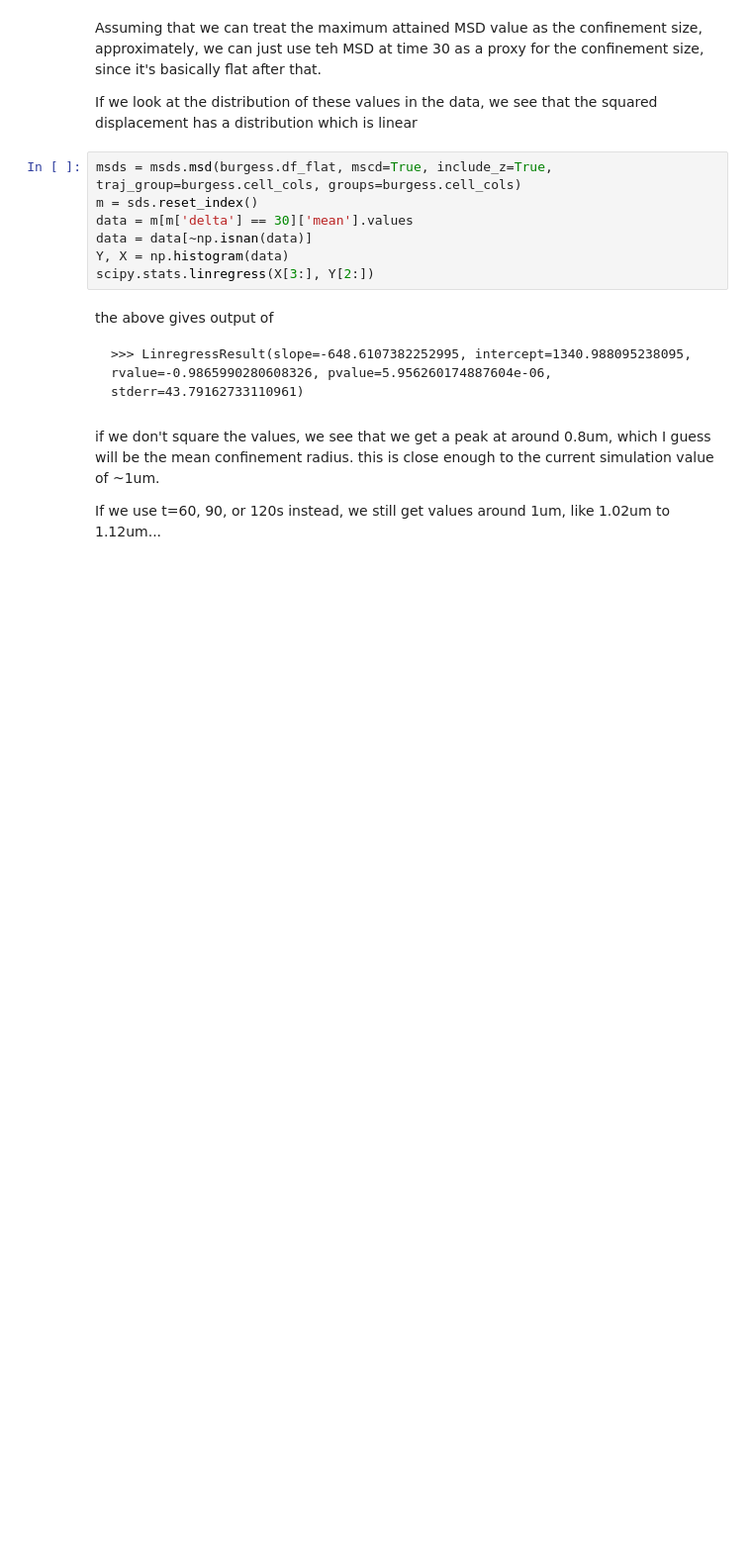
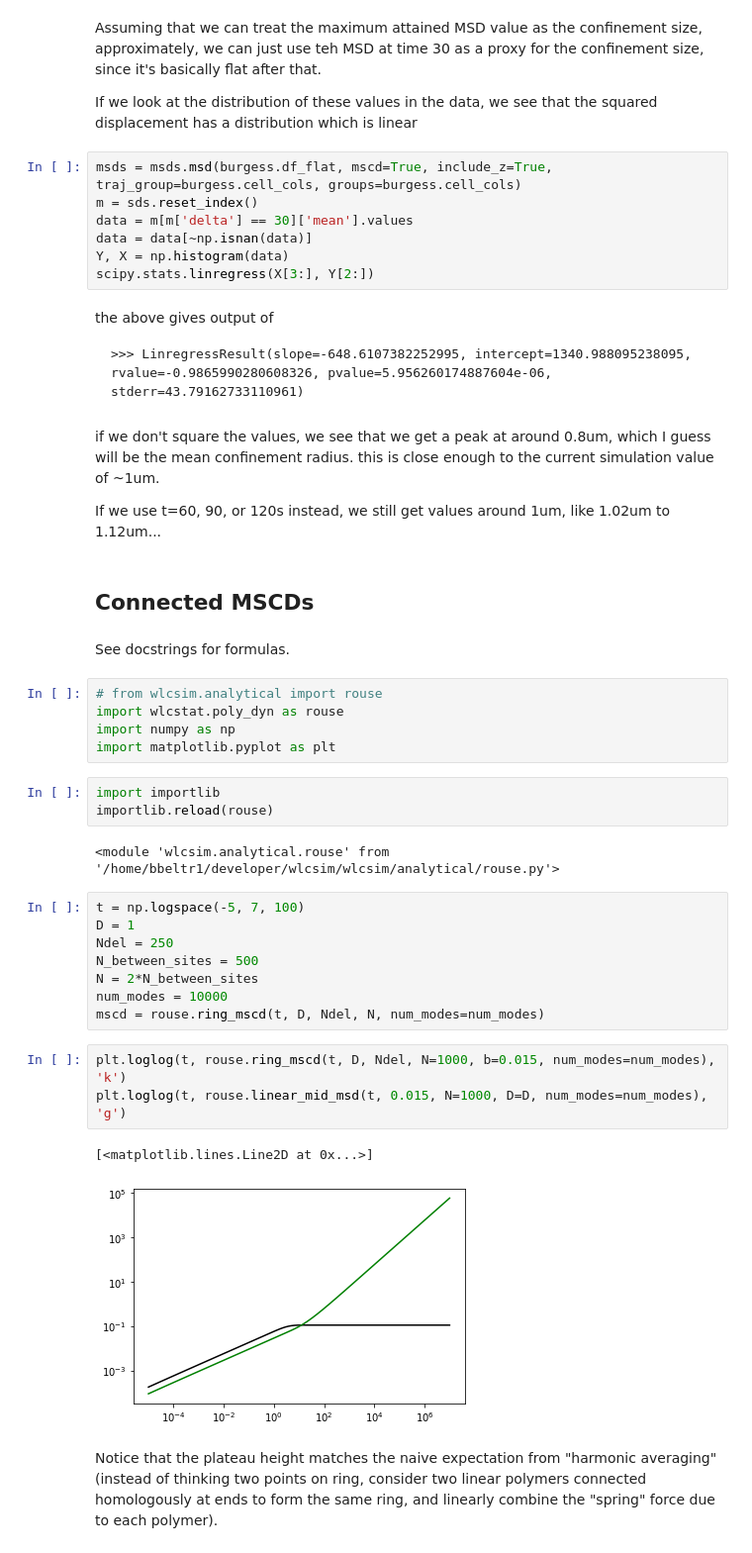
Before and after one commit to SpakowitzLab/wlcsim, a Jupyter notebook: doc/homolog.ipynb, the cells around one changed output. Shown at 99% size. Saved outputs shown, nothing was run; the diff lists cells and outputs as text; blank space fills up the shorter version.

Commit message:
CODE: deal with homologous MSCDs

```diff
--- a/doc/homolog.ipynb
+++ b/doc/homolog.ipynb
@@ -361,3 +339,33 @@ the above gives output of
 if we don't square the values, we see that we get a peak at around 0.8um, which I guess will be the mean confinement radius. this is close enough to the current simulation value of ~1um.
 
 If we use t=60, 90, or 120s instead, we still get values around 1um, like 1.02um to 1.12um...
+# %% [markdown]
+## Connected MSCDs
+# %% [markdown]
+See docstrings for formulas.
+# %%
+# from wlcsim.analytical import rouse
+import wlcstat.poly_dyn as rouse
+import numpy as np
+import matplotlib.pyplot as plt
+# %%
+import importlib
+importlib.reload(rouse)
+# %% [output]
+<module 'wlcsim.analytical.rouse' from '/home/bbeltr1/developer/wlcsim/wlcsim/analytical/rouse.py'>
+# %%
+t = np.logspace(-5, 7, 100)
+D = 1
+Ndel = 250
+N_between_sites = 500
+N = 2*N_between_sites
+num_modes = 10000
+mscd = rouse.ring_mscd(t, D, Ndel, N, num_modes=num_modes)
+# %%
+plt.loglog(t, rouse.ring_mscd(t, D, Ndel, N=1000, b=0.015, num_modes=num_modes), 'k')
+plt.loglog(t, rouse.linear_mid_msd(t, 0.015, N=1000, D=D, num_modes=num_modes), 'g')
+# %% [output]
+[<matplotlib.lines.Line2D at 0x...>]
+[figure, added]
+# %% [markdown]
+Notice that the plateau height matches the naive expectation from "harmonic averaging" (instead of thinking two points on ring, consider two linear polymers connected homologously at ends to form the same ring, and linearly combine the "spring" force due to each polymer).
```
Also changed, not shown: parts of 53 cells of this notebook, 2 other files.
